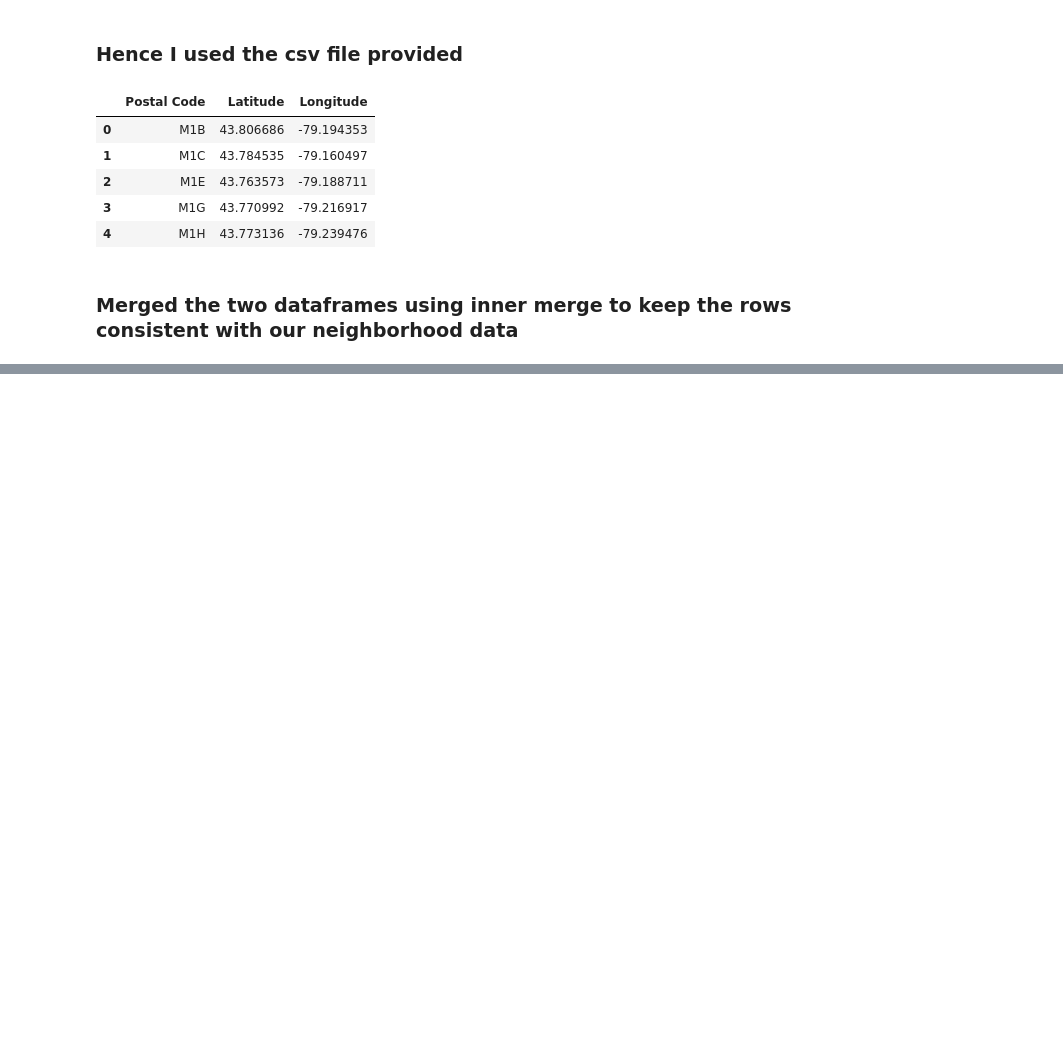
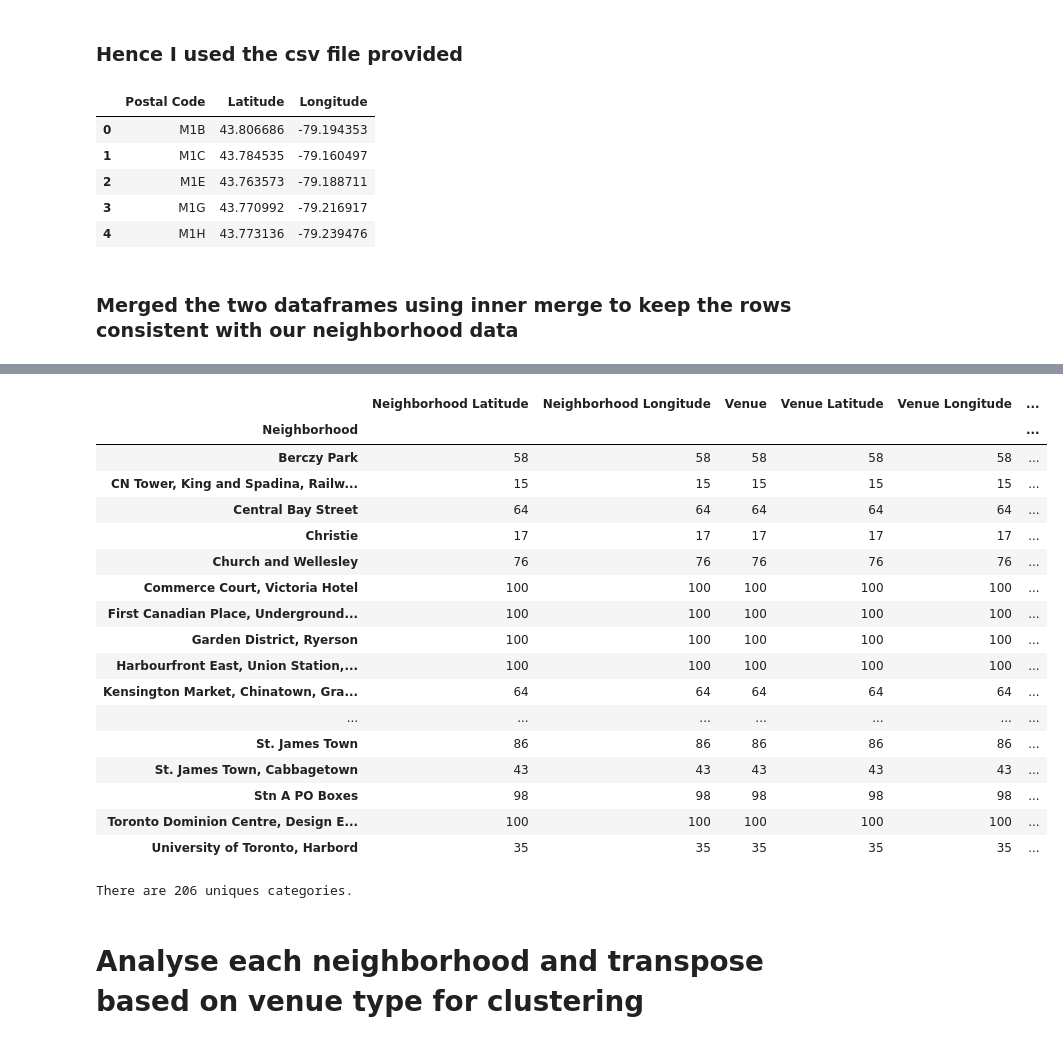
Before and after one commit to shaunrajan/Coursera_Capstone, a Jupyter notebook: Toronto Neighborhood Segmentation.ipynb, the cells around one changed output, grey strips where cells are left out. Drawn from its saved outputs; the diff is of its cells as text; code cells hidden in the pictures; blank space fills up the shorter version.

```diff
--- a/Toronto Neighborhood Segmentation.ipynb
+++ b/Toronto Neighborhood Segmentation.ipynb
@@ -99,0 +186,9 @@ Table Size:
+# %%
+neighborhood_latitude = df_DToro.loc[0, 'Latitude'] # neighborhood latitude value
+neighborhood_longitude = df_DToro.loc[0, 'Longitude'] # neighborhood longitude value
+
+neighborhood_name = df_DToro.loc[0, 'Neighbourhood'] # neighborhood name
+
+print('Latitude and longitude values of {} are {}, {}.'.format(neighborhood_name,
+                                                               neighborhood_latitude,
+                                                               neighborhood_longitude))
@@ -99,0 +212,12 @@ Table Size:
+# %%
+# function that extracts the category of the venue
+def get_category_type(row):
+    try:
+        categories_list = row['categories']
+    except:
+        categories_list = row['venue.categories']
+
+    if len(categories_list) == 0:
+        return None
+    else:
+        return categories_list[0]['name']
@@ -99,0 +331,27 @@ Table Size:
+# %%
+Downtown_venues.groupby('Neighborhood').count()
+# %% [output]
+|  | Neighborhood Latitude | Neighborhood Longitude | Venue | Venue Latitude | Venue Longitude | ... |
+| Neighborhood |  |  |  |  |  | ... |
+| Berczy Park | 58 | 58 | 58 | 58 | 58 | ... |
+| CN Tower, King and Spadina, Railw... | 15 | 15 | 15 | 15 | 15 | ... |
+| Central Bay Street | 64 | 64 | 64 | 64 | 64 | ... |
+| Christie | 17 | 17 | 17 | 17 | 17 | ... |
+| Church and Wellesley | 76 | 76 | 76 | 76 | 76 | ... |
+| Commerce Court, Victoria Hotel | 100 | 100 | 100 | 100 | 100 | ... |
+| First Canadian Place, Underground... | 100 | 100 | 100 | 100 | 100 | ... |
+| Garden District, Ryerson | 100 | 100 | 100 | 100 | 100 | ... |
+| Harbourfront East, Union Station,... | 100 | 100 | 100 | 100 | 100 | ... |
+| Kensington Market, Chinatown, Gra... | 64 | 64 | 64 | 64 | 64 | ... |
+| ... | ... | ... | ... | ... | ... | ... |
+| St. James Town | 86 | 86 | 86 | 86 | 86 | ... |
+| St. James Town, Cabbagetown | 43 | 43 | 43 | 43 | 43 | ... |
+| Stn A PO Boxes | 98 | 98 | 98 | 98 | 98 | ... |
+| Toronto Dominion Centre, Design E... | 100 | 100 | 100 | 100 | 100 | ... |
+| University of Toronto, Harbord | 35 | 35 | 35 | 35 | 35 | ... |
+# %%
+print('There are {} uniques categories.'.format(len(Downtown_venues['Venue Category'].unique())))
+# %% [output]
+There are 206 uniques categories.
+# %% [markdown]
+# Analyse each neighborhood and transpose based on venue type for clustering #
```
Also changed, not shown: parts of 34 cells of this notebook.
